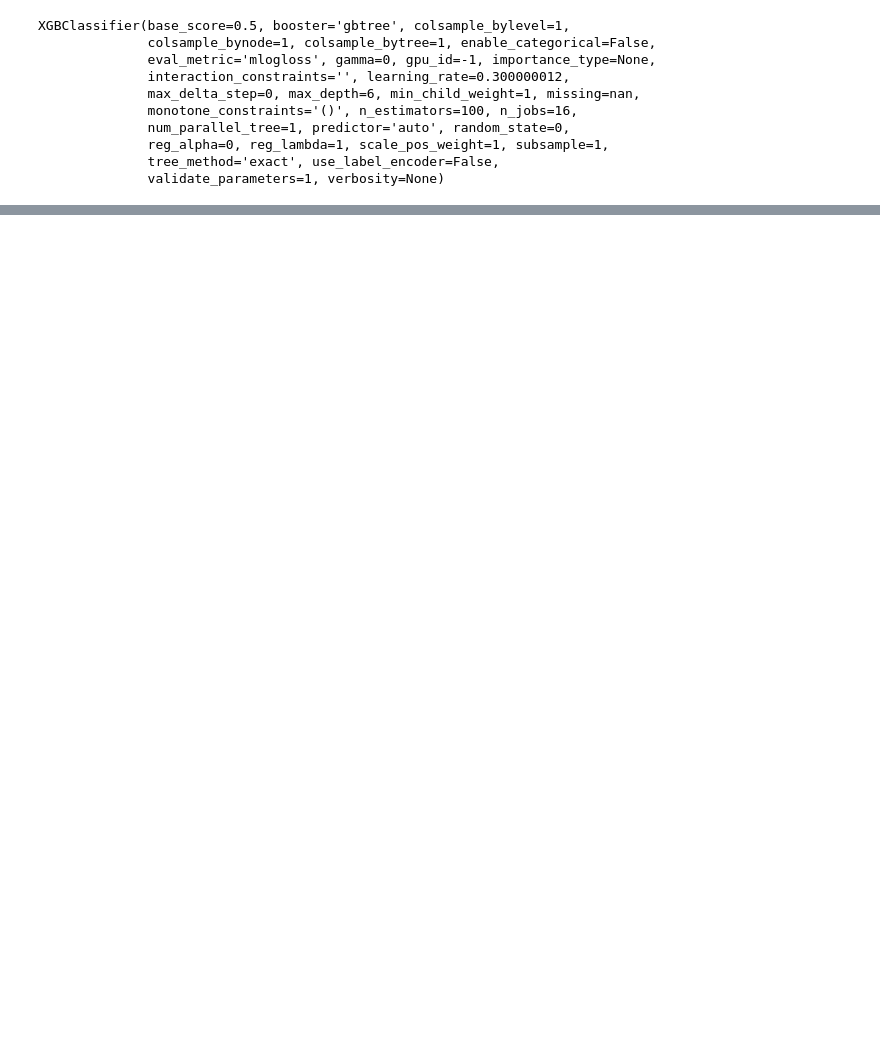
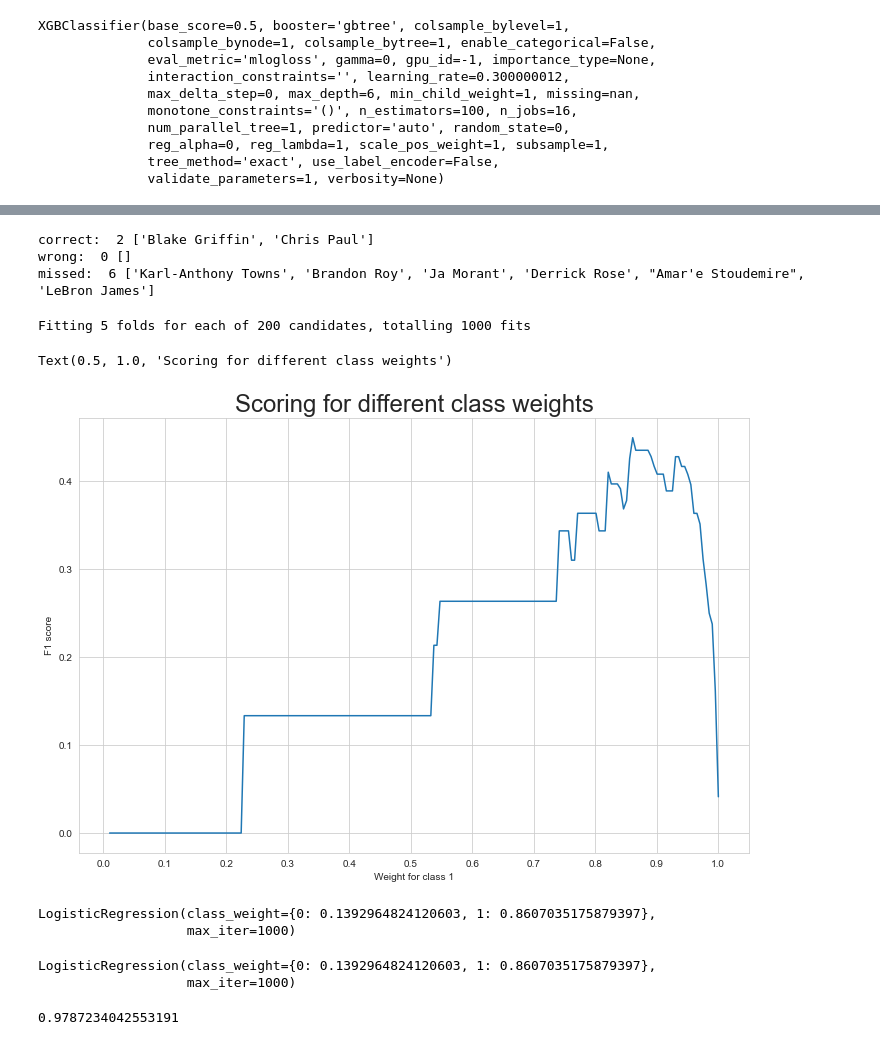
Before and after one commit to asimp104/nba_rookie_proj, a Jupyter notebook: model_building.ipynb, the cells around one changed output, grey strips where cells are left out. Cells and saved outputs as stored; diff of their text form; code cells hidden in the pictures; blank space fills up the shorter version.

```diff
--- a/model_building.ipynb
+++ b/model_building.ipynb
@@ -104,6 +108,6 @@ plt.show()
 # %%
-model = XGBClassifier(use_label_encoder=False, eval_metric='mlogloss')
-model.fit(X_train, y_train)
+model2 = XGBClassifier(use_label_encoder=False, eval_metric='mlogloss')
+model2.fit(X_train, y_train)
 # %% [output]
 XGBClassifier(base_score=0.5, booster='gbtree', colsample_bylevel=1,
               colsample_bynode=1, colsample_bytree=1, enable_categorical=False,
@@ -120,3 +125,4 @@ y_hat = model.predict(X_test)
 # %%
-accuracy_score(y_test, y_hat) #high predicted accuracy due to small amount of rookie of the year winners
+model3 = RandomForestClassifier(n_estimators=1000)
+model3.fit(X_train, y_train)
 # %% [output]
@@ -206,0 +145,63 @@ wrong: 2
+# %%
+correct = 0
+wrong = 0
+missed = 0
+clst = []
+wlst = []
+mlst = []
+for index, row in y_apd.iterrows():
+    if row['ROTY'] == 1 and row['PRED ROTY'] == 1:
+        correct += 1
+        clst += [df_past.loc[index, "PLAYER"]]
+    elif row['ROTY'] == 0 and row['PRED ROTY'] == 1:
+        wrong += 1
+        wlst += [df_past.loc[index, "PLAYER"]]
+    elif row['ROTY'] == 1 and row['PRED ROTY'] == 0:
+        missed += 1
+        mlst += [df_past.loc[index, "PLAYER"]]
+
+print("correct: ", correct, clst)
+print("wrong: ", wrong, wlst)
+print("missed: ", missed, mlst)
+# %% [output]
+correct:  2 ['Blake Griffin', 'Chris Paul']
+wrong:  0 []
+missed:  6 ['Karl-Anthony Towns', 'Brandon Roy', 'Ja Morant', 'Derrick Rose', "Amar'e Stoudemire", 'LeBron James']
+# %%
+weights = np.linspace(0.0,0.99,200) #Range for class weights
+param_grid = {'class_weight': [{0:x, 1:1.0-x} for x in weights]}
+#Dictionary for grid search
+# %%
+gridsearch = GridSearchCV(estimator= model1,
+                          param_grid= param_grid,
+                          cv=StratifiedKFold(),
+                          n_jobs=-1,
+                          scoring="f1",
+                          verbose=2).fit(X_train, y_train)
+# %% [output]
+Fitting 5 folds for each of 200 candidates, totalling 1000 fits
+# %%
+#Ploting the score for different values of weight
+sns.set_style('whitegrid')
+plt.figure(figsize=(12,8))
+weigh_data = pd.DataFrame({ 'score': gridsearch.cv_results_['mean_test_score'], 'weight': (1- weights)})
+sns.lineplot(weigh_data['weight'], weigh_data['score'])
+plt.xlabel('Weight for class 1')
+plt.ylabel('F1 score')
+plt.xticks([round(i/10,1) for i in range(0,11,1)])
+plt.title('Scoring for different class weights', fontsize=24)
+# %% [output]
+Text(0.5, 1.0, 'Scoring for different class weights')
+[figure, added]
+# %%
+gridsearch.best_estimator_
+# %% [output]
+LogisticRegression(class_weight={0: 0.1392964824120603, 1: 0.8607035175879397},
+                   max_iter=1000)
+# %%
+X_train_fs, X_test_fs = select_features(X_train, y_train, X_test)
+model1v1 = LogisticRegression(solver='lbfgs', max_iter=1000, class_weight={0: 0.1392964824120603, 1: 0.8607035175879397})
+model1v1.fit(X_train_fs, y_train)
+# %% [output]
+LogisticRegression(class_weight={0: 0.1392964824120603, 1: 0.8607035175879397},
+                   max_iter=1000)
@@ -206,0 +210,5 @@ wrong: 2
+# %%
+chi_scorev1 = accuracy_score(y_test, y_hatv1)
+chi_scorev1 #changing class weights did not affect accuracy
+# %% [output]
+0.9787234042553191
```
Also changed, not shown: parts of 34 cells of this notebook, 7 other files.
